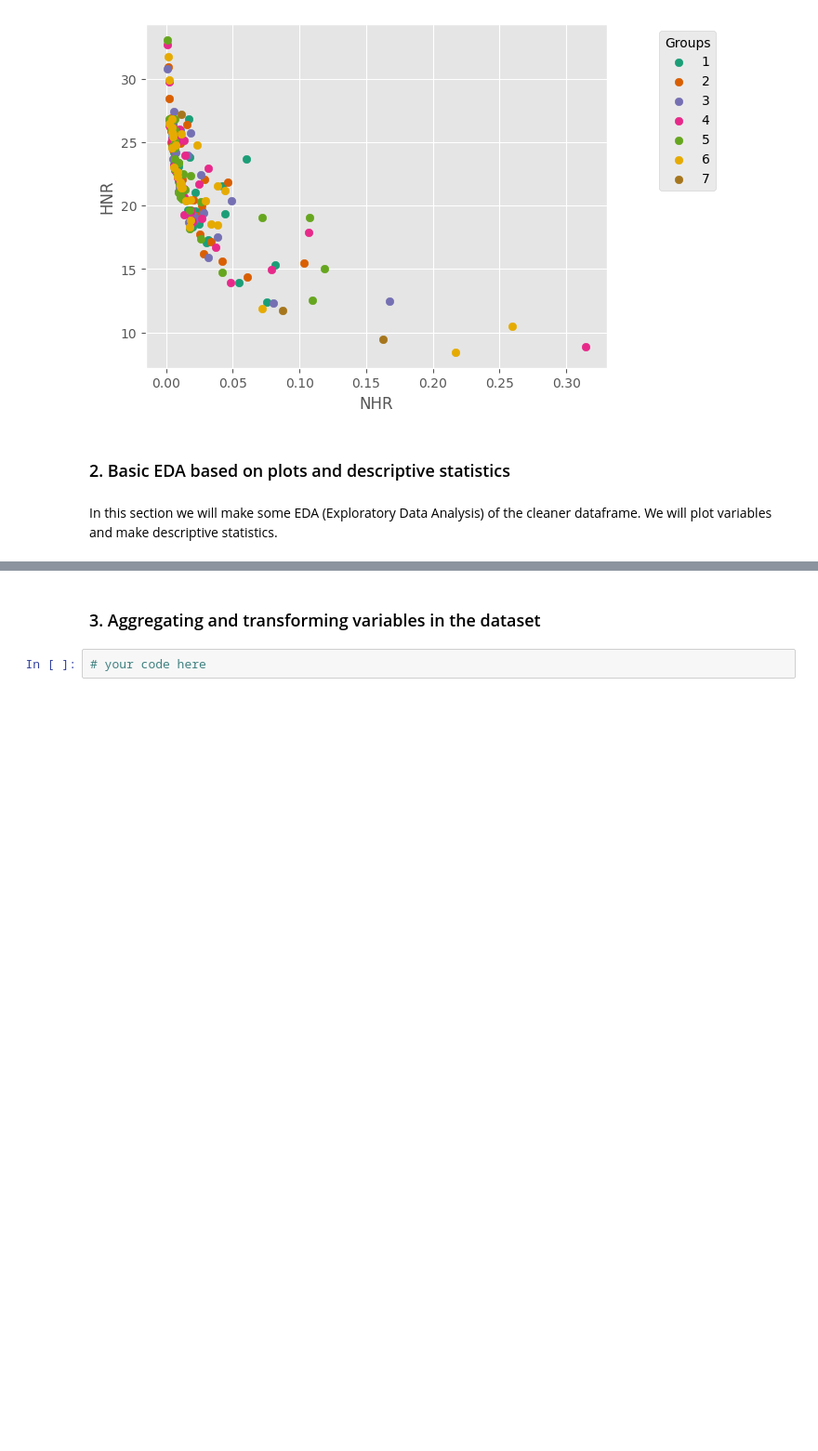
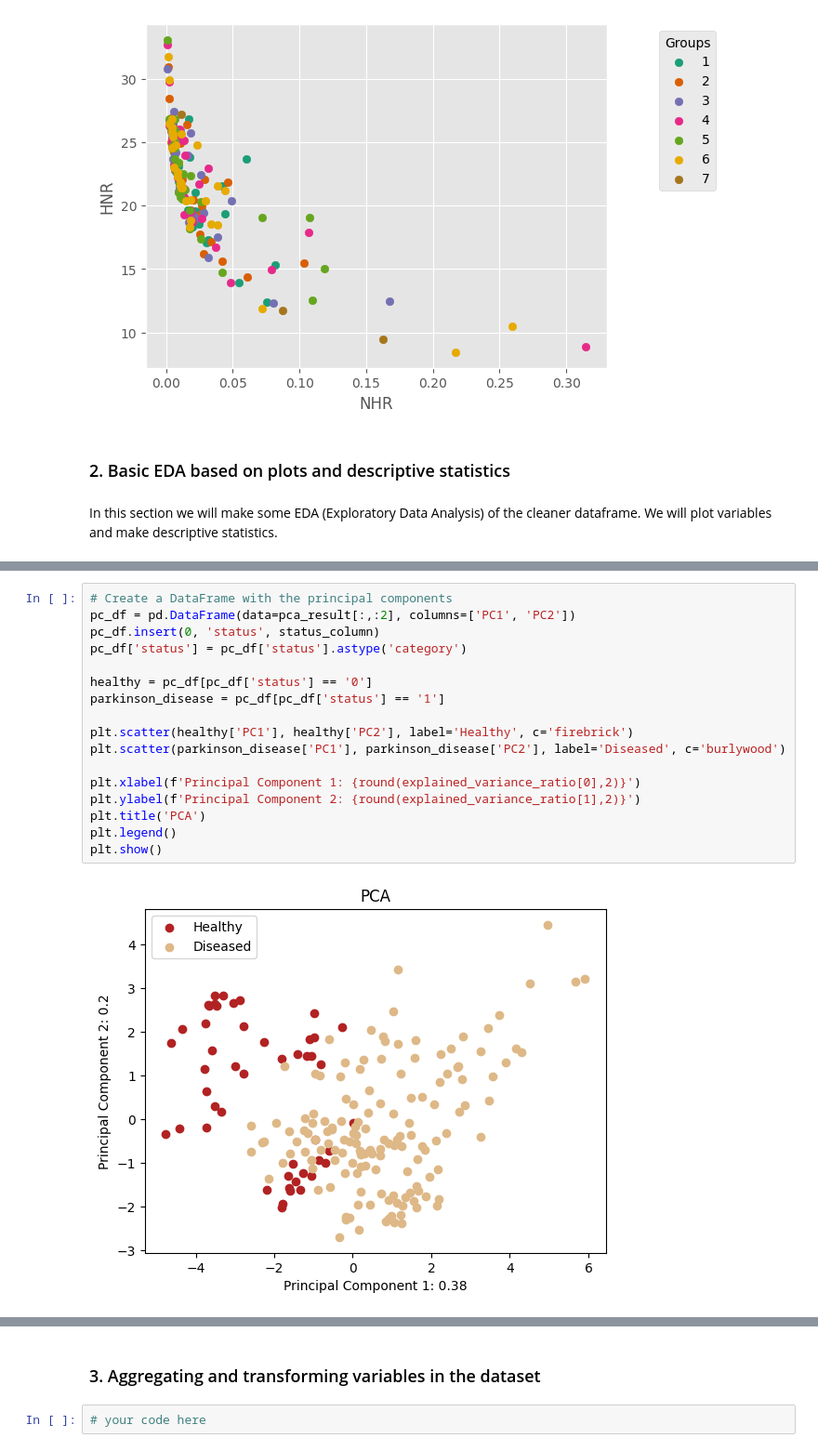
Before and after one commit to dparedga/SP_LAB, a Jupyter notebook: Collaborative_coding.ipynb, the cells around one changed output, grey strips where cells are left out. Shown at 93% size. Cells and saved outputs as stored; diff of their text form; blank space fills up the shorter version.

```diff
--- a/Collaborative_coding.ipynb
+++ b/Collaborative_coding.ipynb
@@ -193,0 +262,19 @@ In this section we will make some EDA (Exploratory Data Analysis) of the cleaner
+# %%
+# Create a DataFrame with the principal components
+pc_df = pd.DataFrame(data=pca_result[:,:2], columns=['PC1', 'PC2'])
+pc_df.insert(0, 'status', status_column)
+pc_df['status'] = pc_df['status'].astype('category')
+
+healthy = pc_df[pc_df['status'] == '0']
+parkinson_disease = pc_df[pc_df['status'] == '1']
+
+plt.scatter(healthy['PC1'], healthy['PC2'], label='Healthy', c='firebrick')
+plt.scatter(parkinson_disease['PC1'], parkinson_disease['PC2'], label='Diseased', c='burlywood')
+
+plt.xlabel(f'Principal Component 1: {round(explained_variance_ratio[0],2)}')
+plt.ylabel(f'Principal Component 2: {round(explained_variance_ratio[1],2)}')
+plt.title('PCA')
+plt.legend()
+plt.show()
+# %% [output]
+[figure, added]
```
Also changed, not shown: parts of 15 cells of this notebook.
